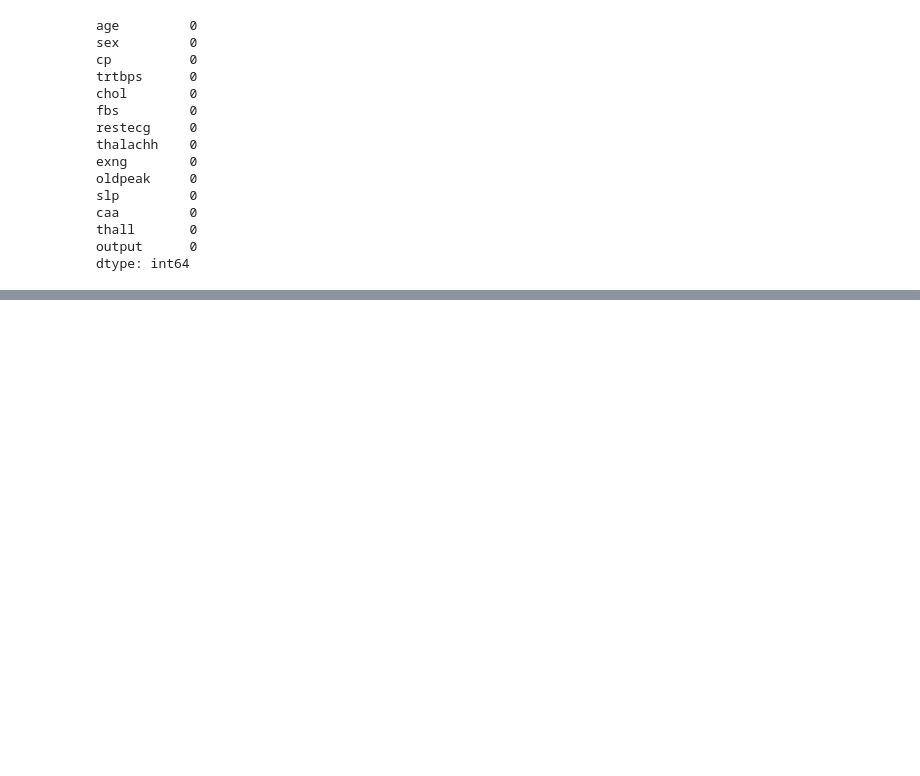
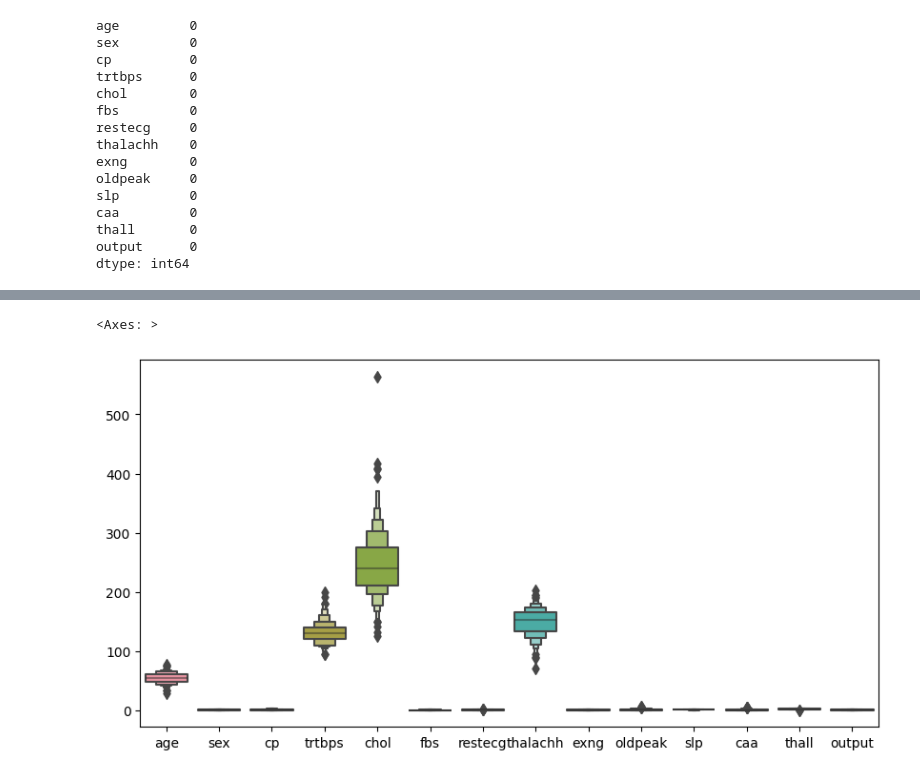
Before and after one commit to rushdanajeeb/final_project_mlp, a Jupyter notebook: AIDI_1002_Final_Project_Template.ipynb, the cells around one changed output, grey strips where cells are left out. Saved outputs shown, nothing was run; the diff lists cells and outputs as text; code cells hidden in the pictures; blank space fills up the shorter version.

```diff
--- a/AIDI_1002_Final_Project_Template.ipynb
+++ b/AIDI_1002_Final_Project_Template.ipynb
@@ -208,0 +240,7 @@ In the future, the dataset could be expanded to include data from multiple hospi
+# %%
+#Check for outliers
+plt.figure(figsize=(10,5))
+sns.boxenplot(data=heart)
+# %% [output]
+<Axes: >
+[figure, added]
```
Also changed, not shown: parts of 6 cells of this notebook.
